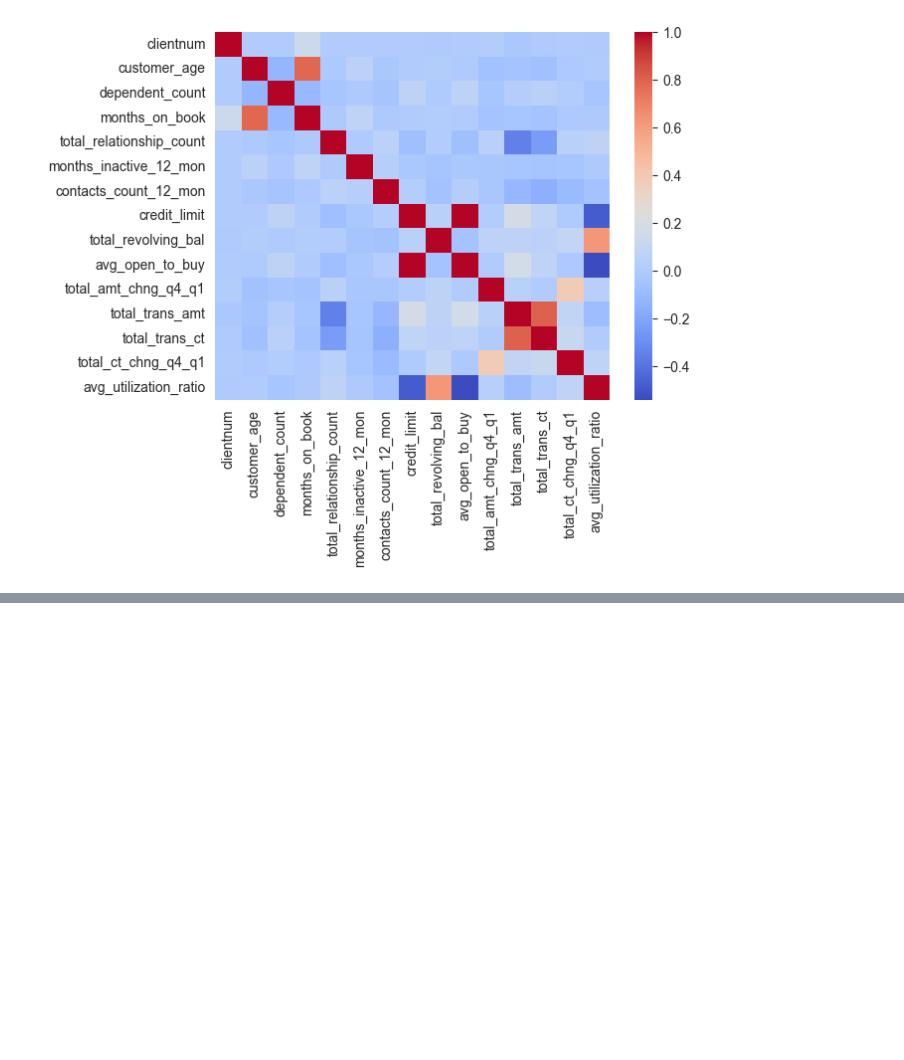
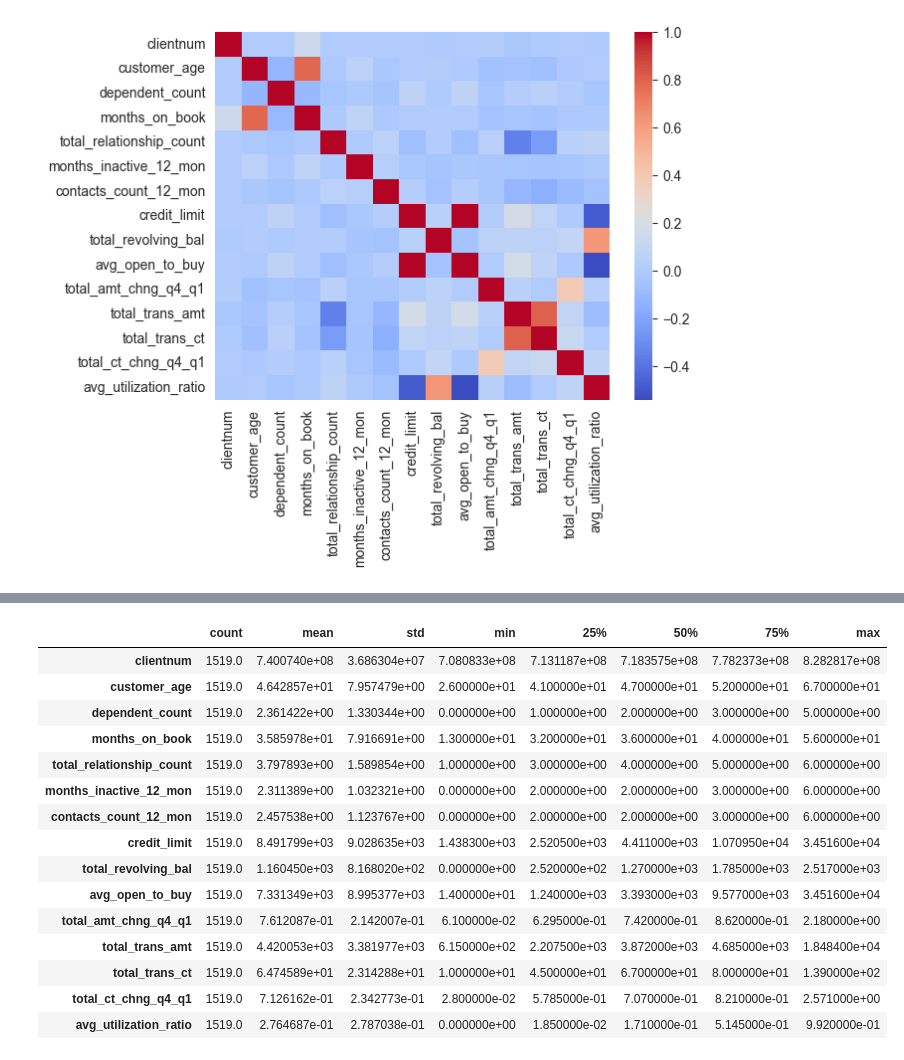
Before and after one commit to estef026/ProyectoChurn2, a Jupyter notebook: EDA - Estefania.ipynb, the cells around one changed output, grey strips where cells are left out. Cells and saved outputs as stored; diff of their text form; code cells hidden in the pictures; blank space fills up the shorter version.

```diff
--- a/EDA - Estefania.ipynb
+++ b/EDA - Estefania.ipynb
@@ -417,0 +434,23 @@ plt.show()
+# %%
+unk_educationlevel = data.loc[data['education_level'] == 'Unknown']
+unk_maritalstatus= data.loc[data['marital_status'] == 'Unknown']
+unk_incomecategory = data.loc[data['income_category'] == 'Unknown']
+# %%
+unk_educationlevel.describe().T
+# %% [output]
+|  | count | mean | std | min | 25% | 50% | 75% | max |
+| clientnum | 1519.0 | 7.400740e+08 | 3.686304e+07 | 7.080833e+08 | 7.131187e+08 | 7.183575e+08 | 7.782373e+08 | 8.282817e+08 |
+| customer_age | 1519.0 | 4.642857e+01 | 7.957479e+00 | 2.600000e+01 | 4.100000e+01 | 4.700000e+01 | 5.200000e+01 | 6.700000e+01 |
+| dependent_count | 1519.0 | 2.361422e+00 | 1.330344e+00 | 0.000000e+00 | 1.000000e+00 | 2.000000e+00 | 3.000000e+00 | 5.000000e+00 |
+| months_on_book | 1519.0 | 3.585978e+01 | 7.916691e+00 | 1.300000e+01 | 3.200000e+01 | 3.600000e+01 | 4.000000e+01 | 5.600000e+01 |
+| total_relationship_count | 1519.0 | 3.797893e+00 | 1.589854e+00 | 1.000000e+00 | 3.000000e+00 | 4.000000e+00 | 5.000000e+00 | 6.000000e+00 |
+| months_inactive_12_mon | 1519.0 | 2.311389e+00 | 1.032321e+00 | 0.000000e+00 | 2.000000e+00 | 2.000000e+00 | 3.000000e+00 | 6.000000e+00 |
+| contacts_count_12_mon | 1519.0 | 2.457538e+00 | 1.123767e+00 | 0.000000e+00 | 2.000000e+00 | 2.000000e+00 | 3.000000e+00 | 6.000000e+00 |
+| credit_limit | 1519.0 | 8.491799e+03 | 9.028635e+03 | 1.438300e+03 | 2.520500e+03 | 4.411000e+03 | 1.070950e+04 | 3.451600e+04 |
+| total_revolving_bal | 1519.0 | 1.160450e+03 | 8.168020e+02 | 0.000000e+00 | 2.520000e+02 | 1.270000e+03 | 1.785000e+03 | 2.517000e+03 |
+| avg_open_to_buy | 1519.0 | 7.331349e+03 | 8.995377e+03 | 1.400000e+01 | 1.240000e+03 | 3.393000e+03 | 9.577000e+03 | 3.451600e+04 |
+| total_amt_chng_q4_q1 | 1519.0 | 7.612087e-01 | 2.142007e-01 | 6.100000e-02 | 6.295000e-01 | 7.420000e-01 | 8.620000e-01 | 2.180000e+00 |
+| total_trans_amt | 1519.0 | 4.420053e+03 | 3.381977e+03 | 6.150000e+02 | 2.207500e+03 | 3.872000e+03 | 4.685000e+03 | 1.848400e+04 |
+| total_trans_ct | 1519.0 | 6.474589e+01 | 2.314288e+01 | 1.000000e+01 | 4.500000e+01 | 6.700000e+01 | 8.000000e+01 | 1.390000e+02 |
+| total_ct_chng_q4_q1 | 1519.0 | 7.126162e-01 | 2.342773e-01 | 2.800000e-02 | 5.785000e-01 | 7.070000e-01 | 8.210000e-01 | 2.571000e+00 |
+| avg_utilization_ratio | 1519.0 | 2.764687e-01 | 2.787038e-01 | 0.000000e+00 | 1.850000e-02 | 1.710000e-01 | 5.145000e-01 | 9.920000e-01 |
```
Also changed, not shown: parts of 3 cells of this notebook.
